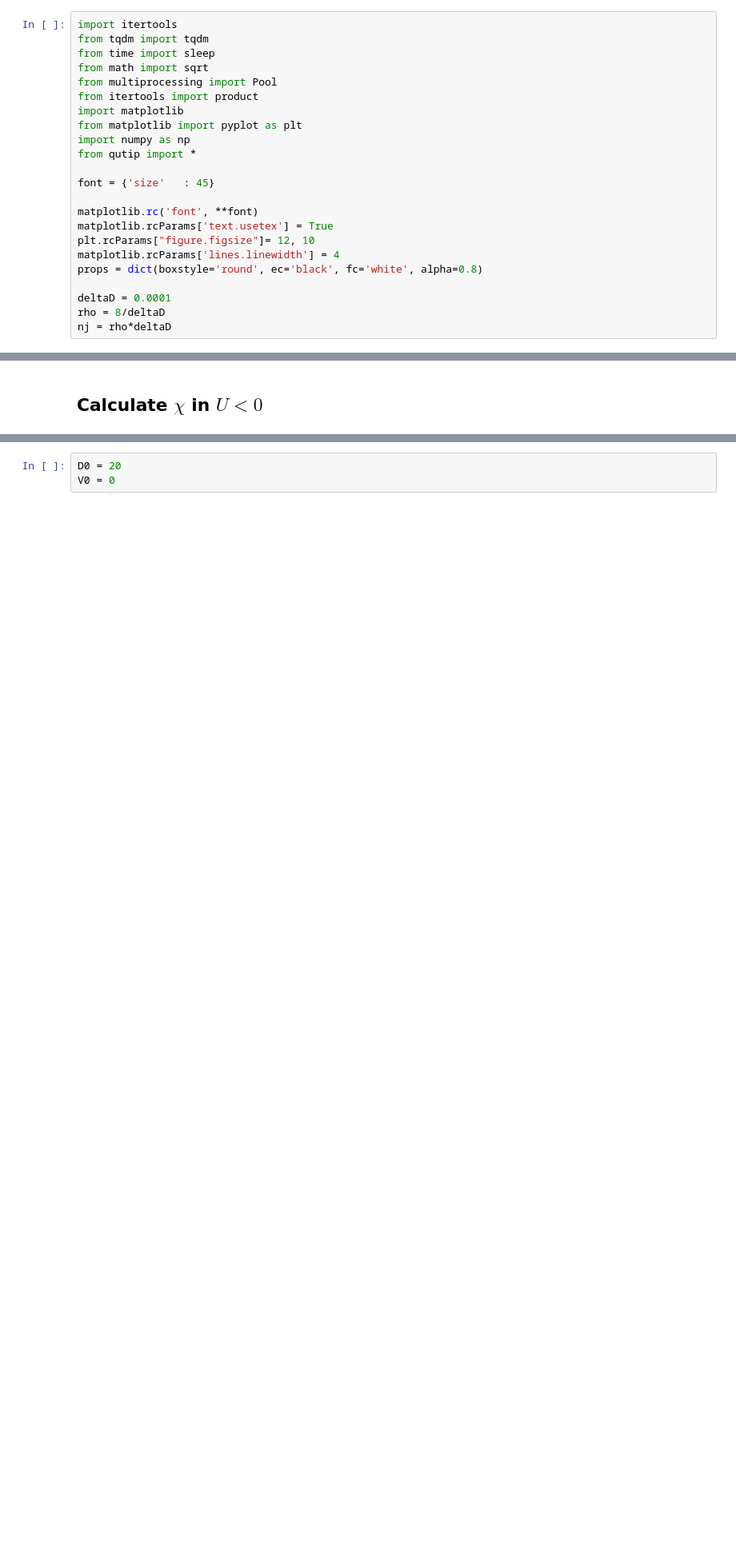
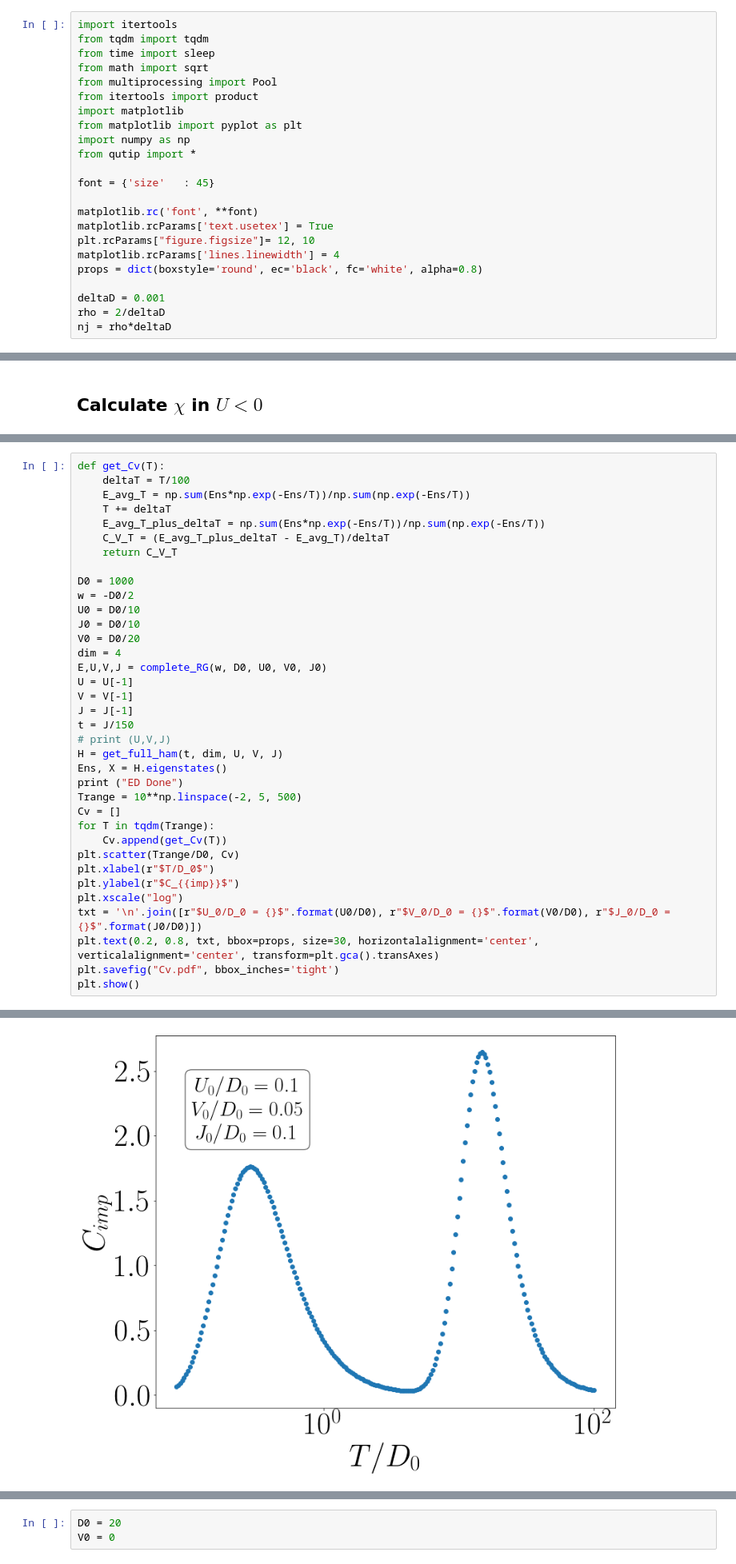
Before and after one commit to abhirup-m/Anderson-Impurity-Model-URG, a Jupyter notebook: RG_numerics/spin-charge-symmetrical/spin_charge_symm.ipynb, the cells around one changed output, grey strips where cells are left out. Shown at 80% size. Cells and saved outputs as stored; diff of their text form; blank space fills up the shorter version.

```diff
--- a/RG_numerics/spin-charge-symmetrical/spin_charge_symm.ipynb
+++ b/RG_numerics/spin-charge-symmetrical/spin_charge_symm.ipynb
@@ -18,8 +18,8 @@ plt.rcParams["figure.figsize"]= 12, 10
 matplotlib.rcParams['lines.linewidth'] = 4
 props = dict(boxstyle='round', ec='black', fc='white', alpha=0.8)
 
-deltaD = 0.0001
-rho = 8/deltaD
+deltaD = 0.001
+rho = 2/deltaD
 nj = rho*deltaD
 # %% [markdown]
 ## Denominators
@@ -707,0 +725,37 @@ plt.text(0.2, 0.6, txt, bbox=props, size=30, horizontalalignment='center', verti
+# %%
+def get_Cv(T):
+    deltaT = T/100
+    E_avg_T = np.sum(Ens*np.exp(-Ens/T))/np.sum(np.exp(-Ens/T))
+    T += deltaT
+    E_avg_T_plus_deltaT = np.sum(Ens*np.exp(-Ens/T))/np.sum(np.exp(-Ens/T))
+    C_V_T = (E_avg_T_plus_deltaT - E_avg_T)/deltaT
+    return C_V_T
+
+D0 = 1000
+w = -D0/2
+U0 = D0/10
+J0 = D0/10
+V0 = D0/20
+dim = 4
+E,U,V,J = complete_RG(w, D0, U0, V0, J0)
+U = U[-1]
+V = V[-1]
+J = J[-1]
+t = J/150
+# print (U,V,J)
+H = get_full_ham(t, dim, U, V, J)
+Ens, X = H.eigenstates()
+print ("ED Done")
+Trange = 10**np.linspace(-2, 5, 500)
+Cv = []
+for T in tqdm(Trange):
+    Cv.append(get_Cv(T))
+plt.scatter(Trange/D0, Cv)
+plt.xlabel(r"$T/D_0$")
+plt.ylabel(r"$C_{{imp}}$")
+plt.xscale("log")
+txt = '\n'.join([r"$U_0/D_0 = {}$".format(U0/D0), r"$V_0/D_0 = {}$".format(V0/D0), r"$J_0/D_0 = {}$".format(J0/D0)])
+plt.text(0.2, 0.8, txt, bbox=props, size=30, horizontalalignment='center', verticalalignment='center', transform=plt.gca().transAxes)
+plt.savefig("Cv.pdf", bbox_inches='tight')
+plt.show()
+# %% [output]
@@ -708,3 +763,4 @@ plt.text(0.2, 0.6, txt, bbox=props, size=30, horizontalalignment='center', verti
+[figure, added]
 # %% [markdown]
 # 1. $V=0$
 
```
Also changed, not shown: parts of 4 cells of this notebook, 3 other files.
